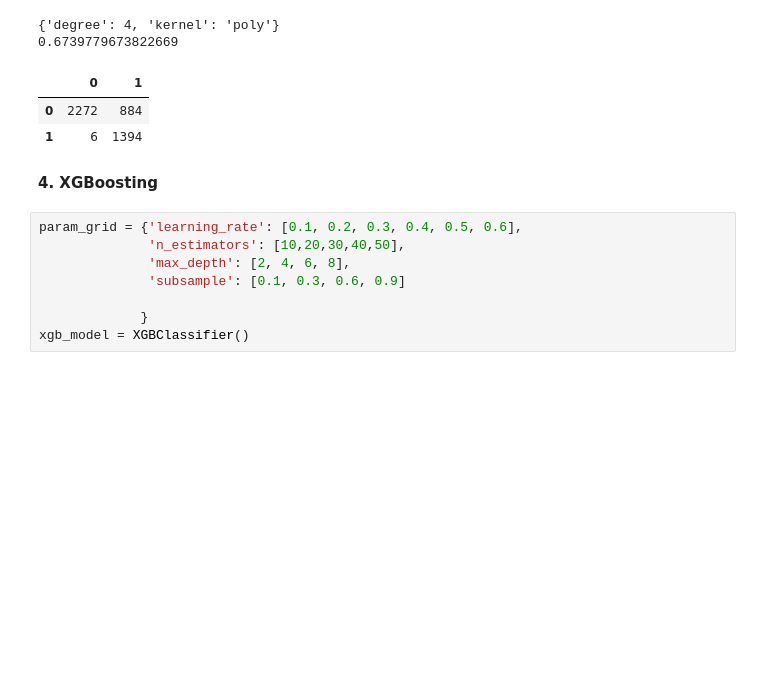
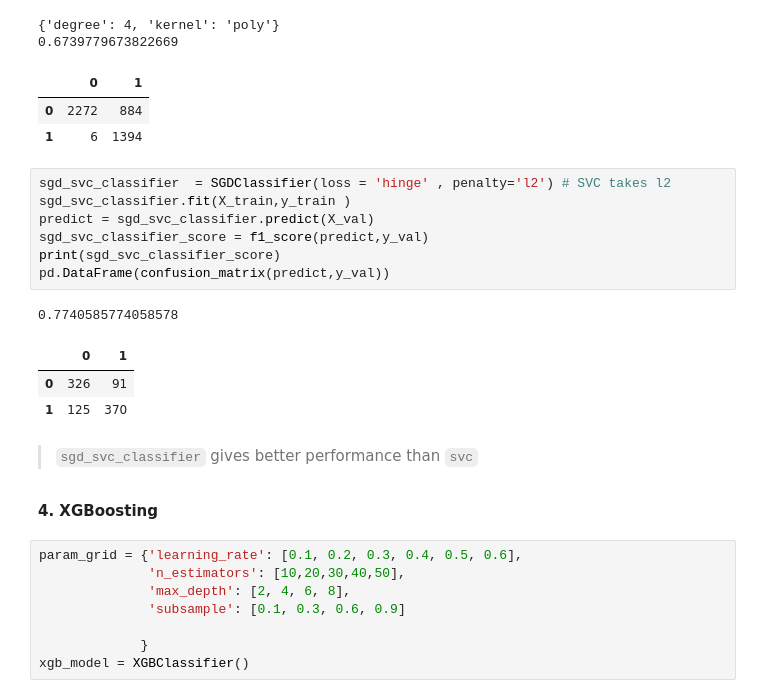
Before and after one commit to HadeerArafa/Electro-Pi-Scholarship, a Jupyter notebook: Classical_ML/Telecom_Churn/Telecom_Churn.ipynb, the cells around one changed output. Drawn from its saved outputs; the diff is of its cells as text; blank space fills up the shorter version.

```diff
--- a/Classical_ML/Telecom_Churn/Telecom_Churn.ipynb
+++ b/Classical_ML/Telecom_Churn/Telecom_Churn.ipynb
@@ -557,6 +610,20 @@ pd.DataFrame(confusion_matrix(predict,y_train_upsamle))
 |  | 0 | 1 |
 | 0 | 2272 | 884 |
 | 1 | 6 | 1394 |
+# %%
+sgd_svc_classifier  = SGDClassifier(loss = 'hinge' , penalty='l2') # SVC takes l2
+sgd_svc_classifier.fit(X_train,y_train )
+predict = sgd_svc_classifier.predict(X_val)
+sgd_svc_classifier_score = f1_score(predict,y_val)
+print(sgd_svc_classifier_score)
+pd.DataFrame(confusion_matrix(predict,y_val))
+# %% [output]
+0.7740585774058578
+|  | 0 | 1 |
+| 0 | 326 | 91 |
+| 1 | 125 | 370 |
+# %% [markdown]
+> `sgd_svc_classifier` gives better performance than `svc`
 # %% [markdown]
 **4. XGBoosting**
 # %%
```
Also changed, not shown: parts of 40 cells of this notebook.
